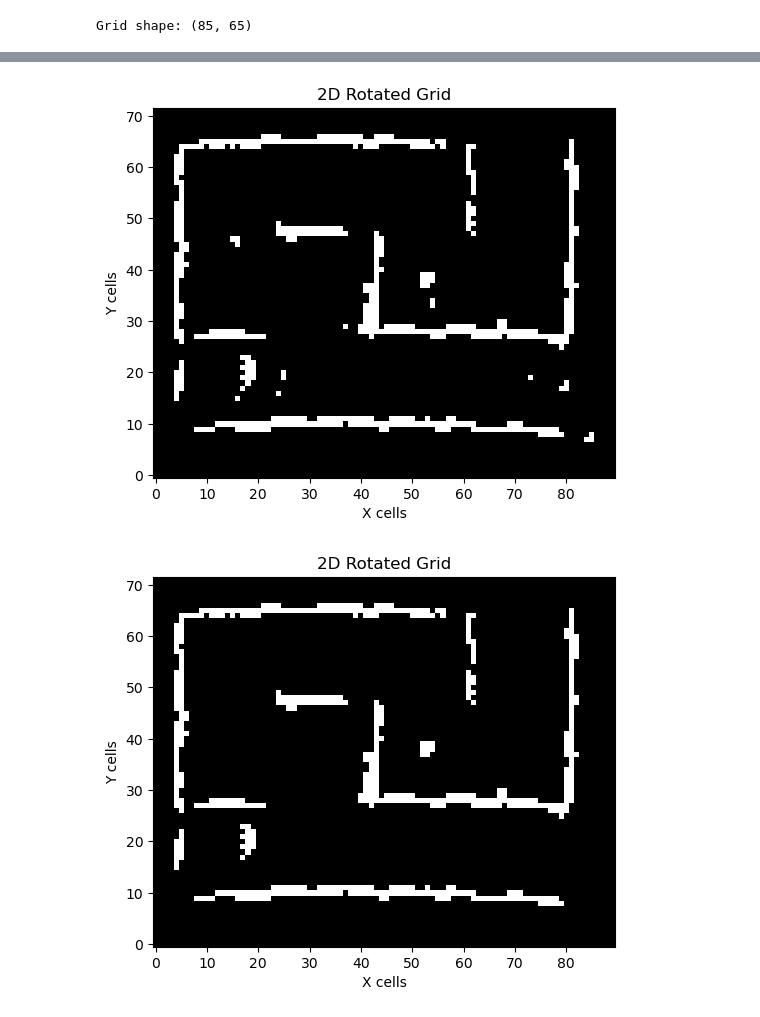
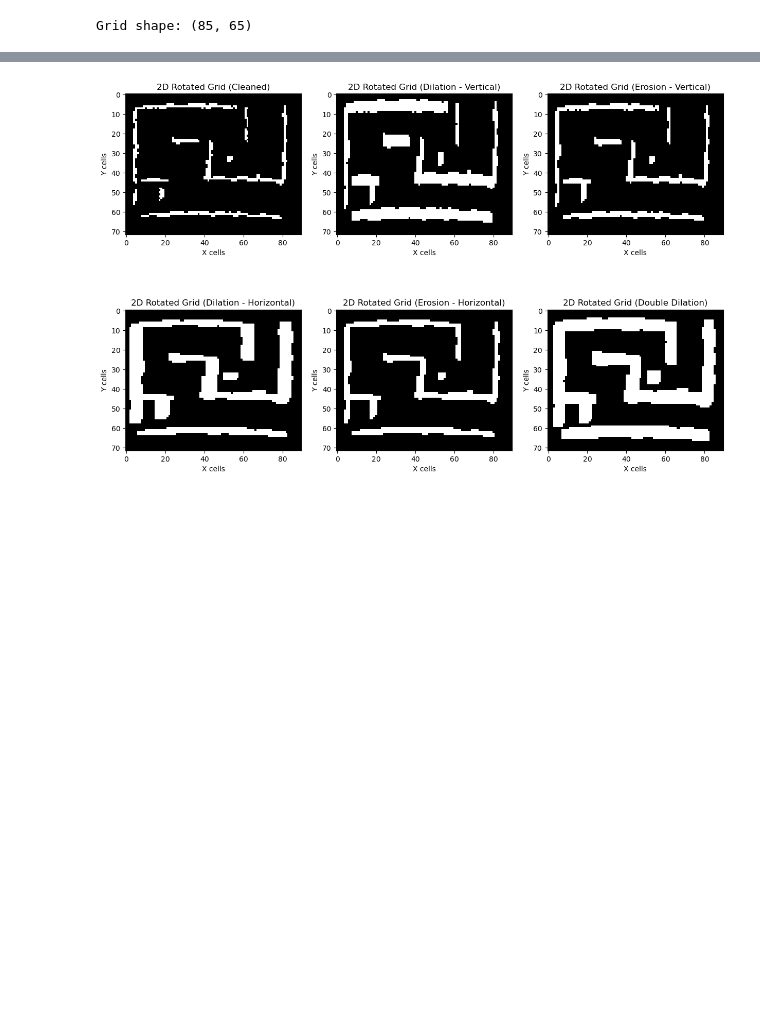
Before and after one commit to m-krastev/var_extensions, a Jupyter notebook: maze_pipeline/notebooks/session_2/2D_grid_maze.ipynb, the cells around one changed output, grey strips where cells are left out. Saved outputs shown, nothing was run; the diff lists cells and outputs as text; code cells hidden in the pictures; blank space fills up the shorter version.

```diff
--- a/maze_pipeline/notebooks/session_2/2D_grid_maze.ipynb
+++ b/maze_pipeline/notebooks/session_2/2D_grid_maze.ipynb
@@ -70,7 +75,8 @@ Grid shape: (85, 65)
 # %%
 import matplotlib.pyplot as plt
 
-plt.imshow(grid, cmap='gray', origin='lower')
+grid = np.flipud(grid) #flip the grid to match the point cloud
+plt.imshow(grid, cmap='gray', origin='upper')
 plt.xlabel('X cells')
 plt.ylabel('Y cells')
 plt.title('2D Grid')
@@ -123,71 +129,51 @@ plt.show()
 # %%
-plt.imshow(rotated, cmap='gray', origin='lower')
-plt.xlabel('X cells')
-plt.ylabel('Y cells')
-plt.title('2D Rotated Grid')
-plt.show()
-
 # Remove isolated pixels
 connectivity = 8
 output = cv2.connectedComponentsWithStats(rotated, connectivity, cv2.CV_32S)
 
 num_stats = output[0] # total number of connected components
 labels = output[1] # labeled version of the image where each component is assigned a unique integer label
 stats = output[2] # statistics about each component (including its area, bounding box, and other properties).
 
 new_image = rotated.copy()
+fig, ax = plt.subplots(2, 3, figsize=(15, 10))
+ax = ax.ravel()
 
 for label in range(num_stats):  # foes through each connected component
     if stats[label,cv2.CC_STAT_AREA] == 1 or stats[label,cv2.CC_STAT_AREA] == 2 or stats[label,cv2.CC_STAT_AREA] == 3  :
         new_image[labels == label] = 0
-plt.imshow(new_image, cmap='gray', origin='lower')
-plt.xlabel('X cells')
-plt.ylabel('Y cells')
-plt.title('2D Rotated Grid')
-plt.show()
-
+ax[0].imshow(new_image, cmap='gray', origin='upper')
+ax[0].set(xlabel='X cells', ylabel='Y cells', title='2D Rotated Grid (Cleaned)')
 
 # Dilation
 kernel_dilation_v = np.ones((5,1), np.uint8)
 dilated_image_v = cv2.dilate(new_image, kernel_dilation_v, iterations=1)
-
-plt.imshow(dilated_image_v, cmap='gray', origin='lower')
-plt.xlabel('X cells')
-plt.ylabel('Y cells')
-plt.title('2D Rotated Grid')
-plt.show()
+ax[1].imshow(dilated_image_v, cmap='gray', origin='upper')
+ax[1].set(xlabel='X cells', ylabel='Y cells', title='2D Rotated Grid (Dilation - Vertical)')
 
 # Erosion
 kernel_erosion = np.ones((4,1), np.uint8)
 eroded_image2 = cv2.erode(dilated_image_v, kernel_erosion, iterations=1)
-
-plt.imshow(eroded_image2, cmap='gray', origin='lower')
-plt.xlabel('X cells')
-plt.ylabel('Y cells')
-plt.title('2D Rotated Grid')
-plt.show()
-
-
+ax[2].imshow(eroded_image2, cmap='gray', origin='upper')
+ax[2].set(xlabel='X cells', ylabel='Y cells', title='2D Rotated Grid (Erosion - Vertical)')
 
 # Dilation
 kernel_dilation_h = np.ones((1, 6), np.uint8)
 dilated_image_h = cv2.dilate(eroded_image2, kernel_dilation_h, iterations=1)
-
-plt.imshow(dilated_image_h, cmap='gray', origin='lower')
-plt.xlabel('X cells')
-plt.ylabel('Y cells')
-plt.title('2D Rotated Grid')
-plt.show()
+ax[3].imshow(dilated_image_h, cmap='gray', origin='upper')
+ax[3].set(xlabel='X cells', ylabel='Y cells', title='2D Rotated Grid (Dilation - Horizontal)')
 
 # Erosion
 kernel_erosion = np.ones((1,5), np.uint8)
 eroded_image = cv2.erode(dilated_image_h, kernel_erosion, iterations=1)
+ax[4].imshow(eroded_image, cmap='gray', origin='upper')
+ax[4].set(xlabel='X cells', ylabel='Y cells', title='2D Rotated Grid (Erosion - Horizontal)')
 
-plt.imshow(eroded_image, cmap='gray', origin='lower')
-plt.xlabel('X cells')
-plt.ylabel('Y cells')
-plt.title('2D Rotated Grid')
+# Double Dilation
+kernel_dilation = np.ones((4, 4), np.uint8)
+dilated_image = cv2.dilate(eroded_image, kernel_dilation, iterations=1)
+ax[5].imshow(dilated_image, cmap='gray', origin='upper')
+ax[5].set(xlabel='X cells', ylabel='Y cells', title='2D Rotated Grid (Double Dilation)')
 plt.show()
 # %% [output]
-[figure, old version]
+[figure, new version]
-[figure, removed]
```
Also changed, not shown: parts of 6 cells of this notebook, 1 other file.
